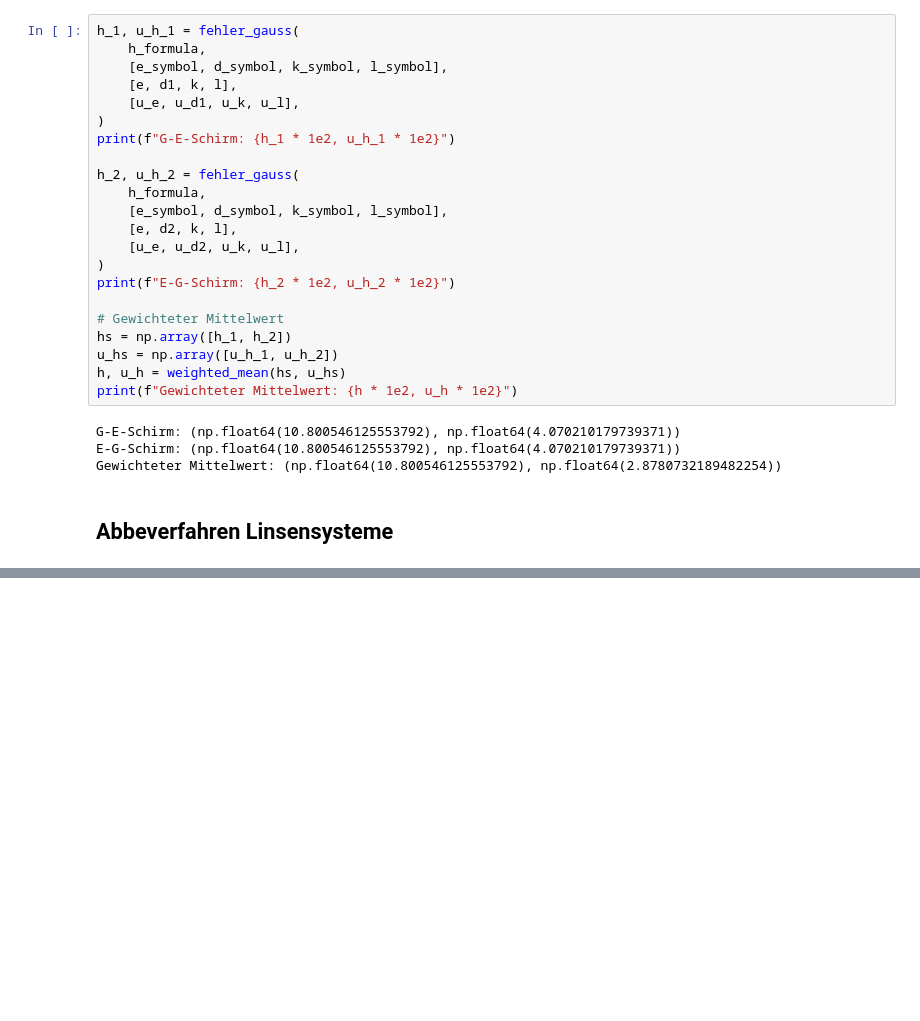
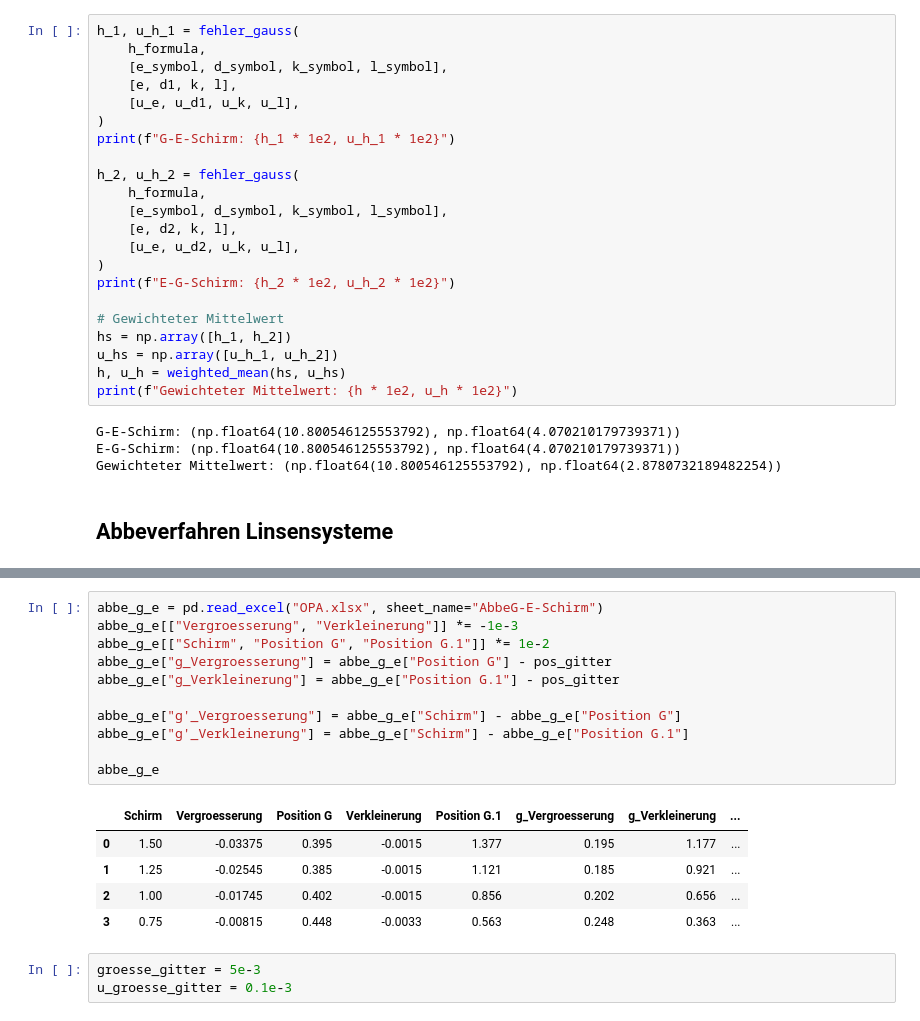
Before and after one commit to RombusBombus/AP3, a Jupyter notebook: OPA/OPA.ipynb, the cells around one changed output, grey strips where cells are left out. Cells and saved outputs as stored; diff of their text form; blank space fills up the shorter version.

```diff
--- a/OPA/OPA.ipynb
+++ b/OPA/OPA.ipynb
@@ -308,0 +309,20 @@ pd.read_excel("OPA.xlsx", sheet_name="AbbeG-E-Schirm")
+# %%
+abbe_g_e = pd.read_excel("OPA.xlsx", sheet_name="AbbeG-E-Schirm")
+abbe_g_e[["Vergroesserung", "Verkleinerung"]] *= -1e-3
+abbe_g_e[["Schirm", "Position G", "Position G.1"]] *= 1e-2
+abbe_g_e["g_Vergroesserung"] = abbe_g_e["Position G"] - pos_gitter
+abbe_g_e["g_Verkleinerung"] = abbe_g_e["Position G.1"] - pos_gitter
+
+abbe_g_e["g'_Vergroesserung"] = abbe_g_e["Schirm"] - abbe_g_e["Position G"]
+abbe_g_e["g'_Verkleinerung"] = abbe_g_e["Schirm"] - abbe_g_e["Position G.1"]
+
+abbe_g_e
+# %% [output]
+|  | Schirm | Vergroesserung | Position G | Verkleinerung | Position G.1 | g_Vergroesserung | g_Verkleinerung | ... |
+| 0 | 1.50 | -0.03375 | 0.395 | -0.0015 | 1.377 | 0.195 | 1.177 | ... |
+| 1 | 1.25 | -0.02545 | 0.385 | -0.0015 | 1.121 | 0.185 | 0.921 | ... |
+| 2 | 1.00 | -0.01745 | 0.402 | -0.0015 | 0.856 | 0.202 | 0.656 | ... |
+| 3 | 0.75 | -0.00815 | 0.448 | -0.0033 | 0.563 | 0.248 | 0.363 | ... |
+# %%
+groesse_gitter = 5e-3
+u_groesse_gitter = 0.1e-3
```
Also changed, not shown: parts of 10 cells of this notebook, 1 other file.
